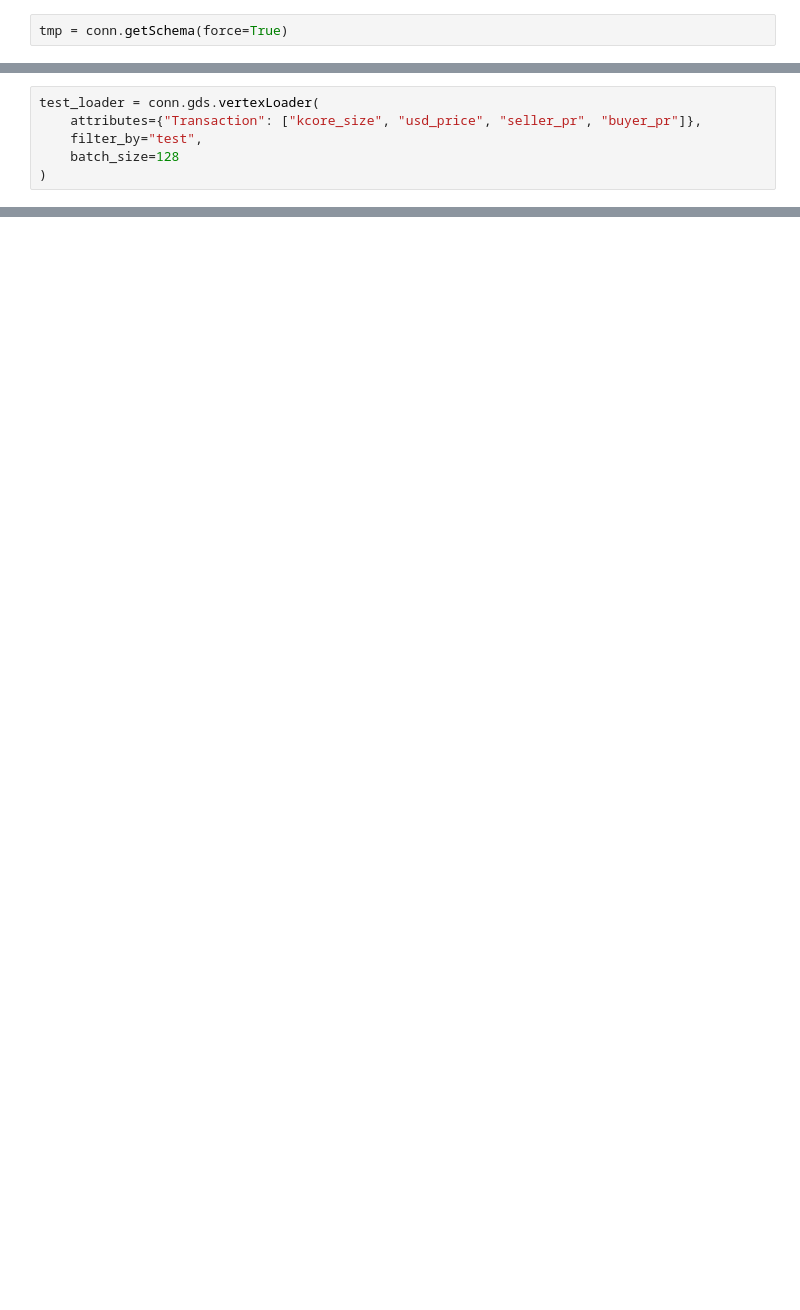
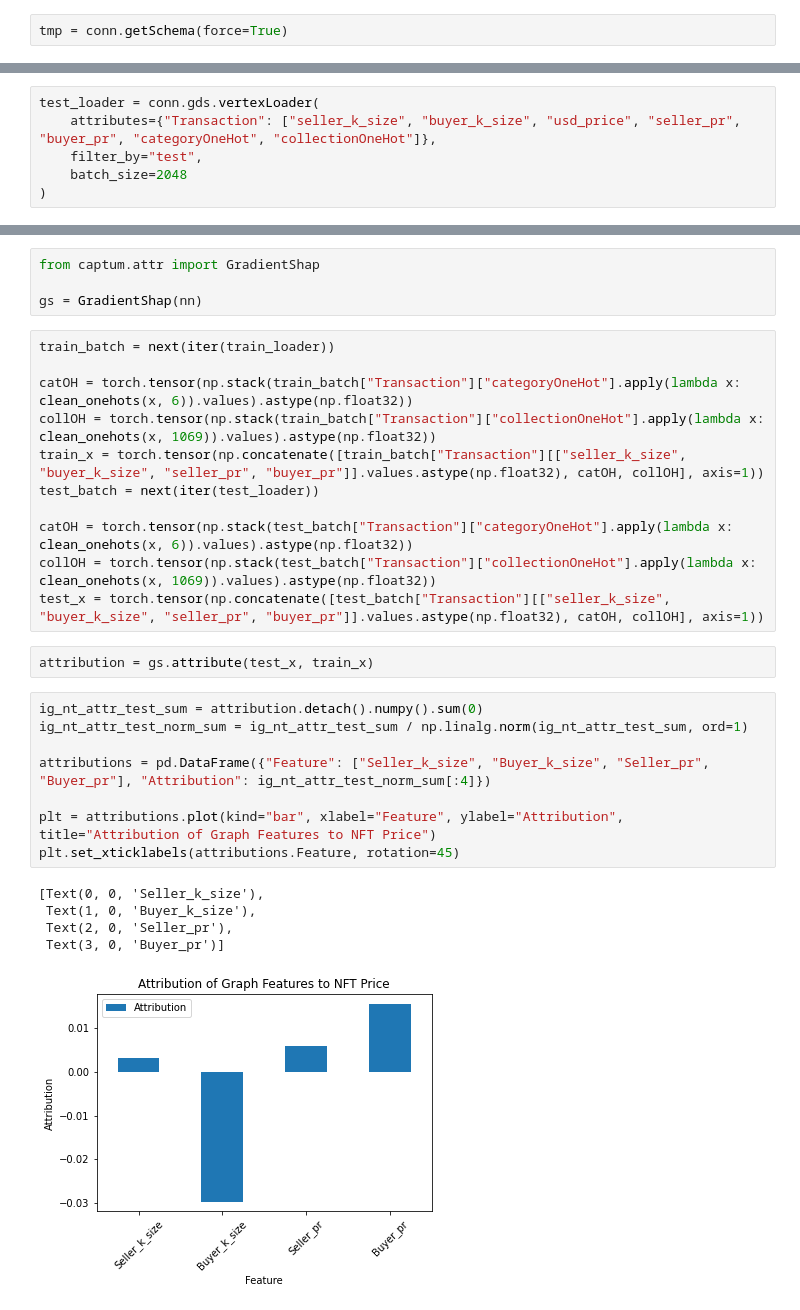
Before and after one commit to TigerGraph-DevLabs/kdd2022-tutorial, a Jupyter notebook: notebooks/graph_traditional_ml.ipynb, the cells around one changed output, grey strips where cells are left out. Cells and saved outputs as stored; diff of their text form; blank space fills up the shorter version.

```diff
--- a/notebooks/graph_traditional_ml.ipynb
+++ b/notebooks/graph_traditional_ml.ipynb
@@ -186,8 +369,8 @@ KeyboardInterrupt:
 # %%
 test_loader = conn.gds.vertexLoader(
-    attributes={"Transaction": ["kcore_size", "usd_price", "seller_pr", "buyer_pr"]},
+    attributes={"Transaction": ["seller_k_size", "buyer_k_size", "usd_price", "seller_pr", "buyer_pr", "categoryOneHot", "collectionOneHot"]},
     filter_by="test",
-    batch_size=128
+    batch_size=2048
 )
 # %%
 mae_sum = 0
@@ -285,0 +390,31 @@ plt.show()
+# %%
+from captum.attr import GradientShap
+
+gs = GradientShap(nn)
+# %%
+train_batch = next(iter(train_loader))
+
+catOH = torch.tensor(np.stack(train_batch["Transaction"]["categoryOneHot"].apply(lambda x: clean_onehots(x, 6)).values).astype(np.float32))
+collOH = torch.tensor(np.stack(train_batch["Transaction"]["collectionOneHot"].apply(lambda x: clean_onehots(x, 1069)).values).astype(np.float32))
+train_x = torch.tensor(np.concatenate([train_batch["Transaction"][["seller_k_size", "buyer_k_size", "seller_pr", "buyer_pr"]].values.astype(np.float32), catOH, collOH], axis=1))
+test_batch = next(iter(test_loader))
+
+catOH = torch.tensor(np.stack(test_batch["Transaction"]["categoryOneHot"].apply(lambda x: clean_onehots(x, 6)).values).astype(np.float32))
+collOH = torch.tensor(np.stack(test_batch["Transaction"]["collectionOneHot"].apply(lambda x: clean_onehots(x, 1069)).values).astype(np.float32))
+test_x = torch.tensor(np.concatenate([test_batch["Transaction"][["seller_k_size", "buyer_k_size", "seller_pr", "buyer_pr"]].values.astype(np.float32), catOH, collOH], axis=1))
+# %%
+attribution = gs.attribute(test_x, train_x)
+# %%
+ig_nt_attr_test_sum = attribution.detach().numpy().sum(0)
+ig_nt_attr_test_norm_sum = ig_nt_attr_test_sum / np.linalg.norm(ig_nt_attr_test_sum, ord=1)
+
+attributions = pd.DataFrame({"Feature": ["Seller_k_size", "Buyer_k_size", "Seller_pr", "Buyer_pr"], "Attribution": ig_nt_attr_test_norm_sum[:4]})
+
+plt = attributions.plot(kind="bar", xlabel="Feature", ylabel="Attribution", title="Attribution of Graph Features to NFT Price")
+plt.set_xticklabels(attributions.Feature, rotation=45)
+# %% [output]
+[Text(0, 0, 'Seller_k_size'),
+ Text(1, 0, 'Buyer_k_size'),
+ Text(2, 0, 'Seller_pr'),
+ Text(3, 0, 'Buyer_pr')]
+[figure, added]
```
Also changed, not shown: parts of 36 cells of this notebook, 7 other files.
